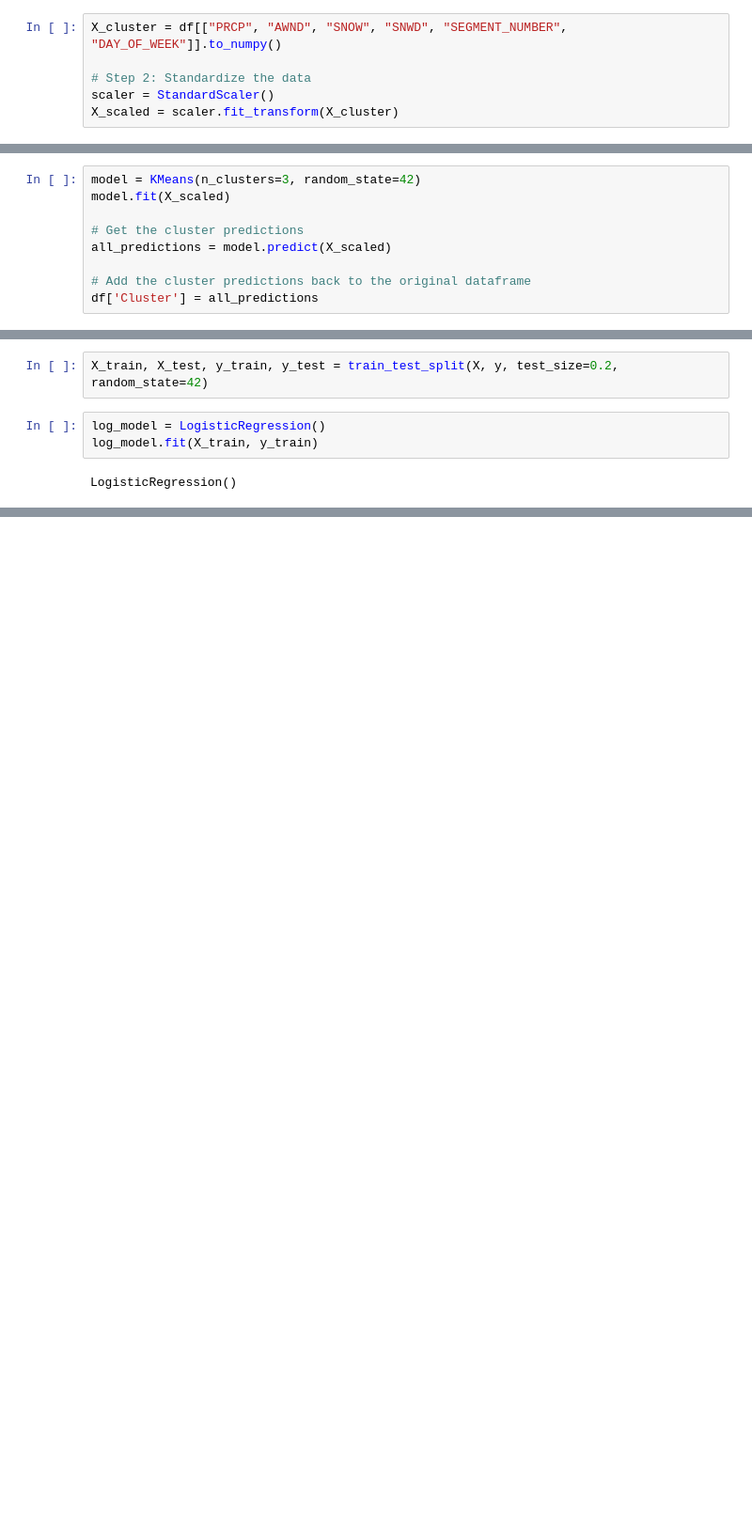
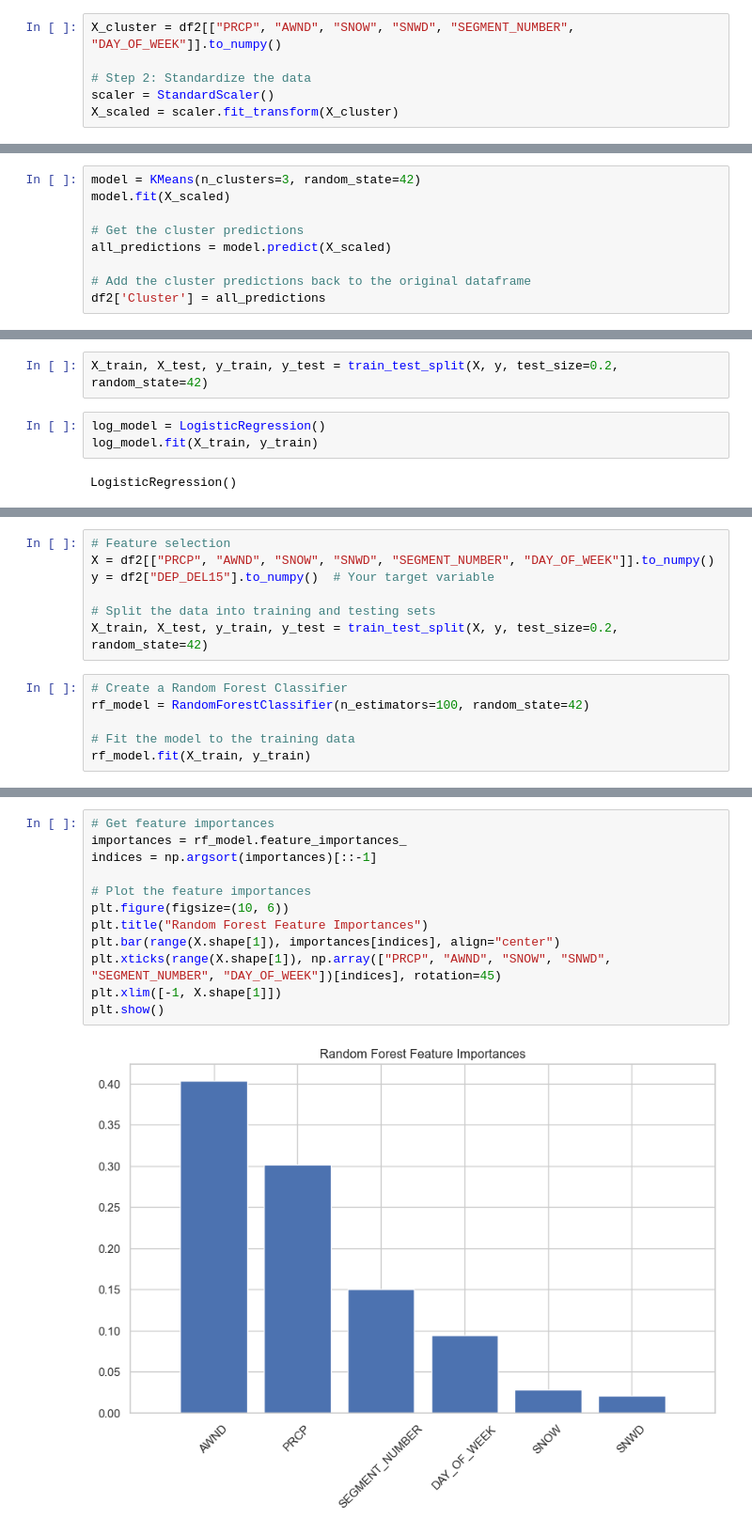
Before and after one commit to quangvinhlee/flight-delay, a Jupyter notebook: src/flightDelay.ipynb, the cells around one changed output, grey strips where cells are left out. Shown at 94% size. Drawn from its saved outputs; the diff is of its cells as text; blank space fills up the shorter version.

```diff
--- a/src/flightDelay.ipynb
+++ b/src/flightDelay.ipynb
@@ -344,7 +347,7 @@ Mean Absolute Error (MAE): 0.3005
 Root Mean Squared Error (RMSE): 0.3869
 R² Score: 0.0251
 # %%
-X_cluster = df[["PRCP", "AWND", "SNOW", "SNWD", "SEGMENT_NUMBER", "DAY_OF_WEEK"]].to_numpy()
+X_cluster = df2[["PRCP", "AWND", "SNOW", "SNWD", "SEGMENT_NUMBER", "DAY_OF_WEEK"]].to_numpy()
 
 # Step 2: Standardize the data
 scaler = StandardScaler()
@@ -376,6 +379,6 @@ model.fit(X_scaled)
 all_predictions = model.predict(X_scaled)
 
 # Add the cluster predictions back to the original dataframe
-df['Cluster'] = all_predictions
+df2['Cluster'] = all_predictions
 # %%
 plt.figure(figsize=(10, 6))
@@ -525,3 +527,16 @@ plt.grid()
 plt.show()
 # %% [output]
 [figure]
+# %%
+# Feature selection
+X = df2[["PRCP", "AWND", "SNOW", "SNWD", "SEGMENT_NUMBER", "DAY_OF_WEEK"]].to_numpy()
+y = df2["DEP_DEL15"].to_numpy()  # Your target variable
+
+# Split the data into training and testing sets
+X_train, X_test, y_train, y_test = train_test_split(X, y, test_size=0.2, random_state=42)
+# %%
+# Create a Random Forest Classifier
+rf_model = RandomForestClassifier(n_estimators=100, random_state=42)
+
+# Fit the model to the training data
+rf_model.fit(X_train, y_train)
@@ -527,0 +569,14 @@ plt.show()
+# %%
+# Get feature importances
+importances = rf_model.feature_importances_
+indices = np.argsort(importances)[::-1]
+
+# Plot the feature importances
+plt.figure(figsize=(10, 6))
+plt.title("Random Forest Feature Importances")
+plt.bar(range(X.shape[1]), importances[indices], align="center")
+plt.xticks(range(X.shape[1]), np.array(["PRCP", "AWND", "SNOW", "SNWD", "SEGMENT_NUMBER", "DAY_OF_WEEK"])[indices], rotation=45)
+plt.xlim([-1, X.shape[1]])
+plt.show()
+# %% [output]
+[figure, added]
```
Also changed, not shown: parts of 14 cells of this notebook.
